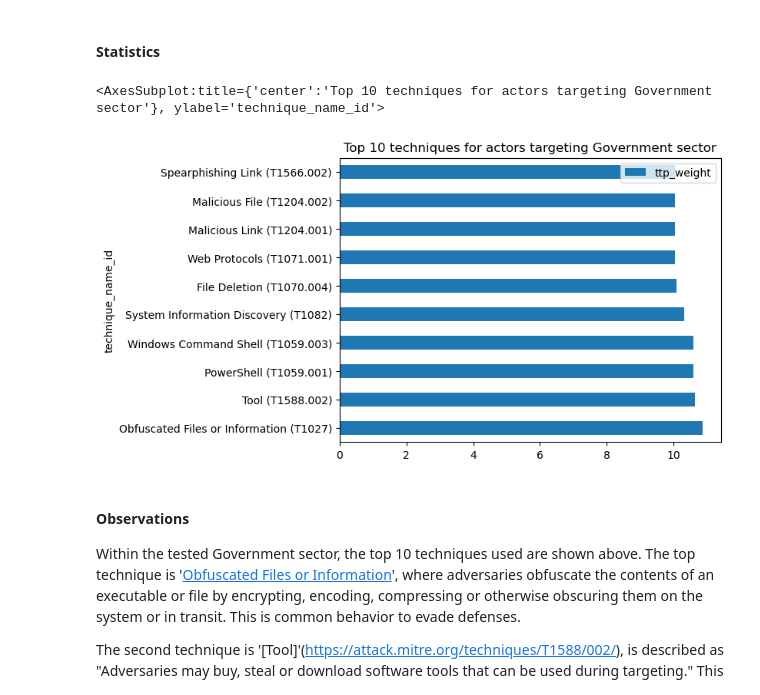
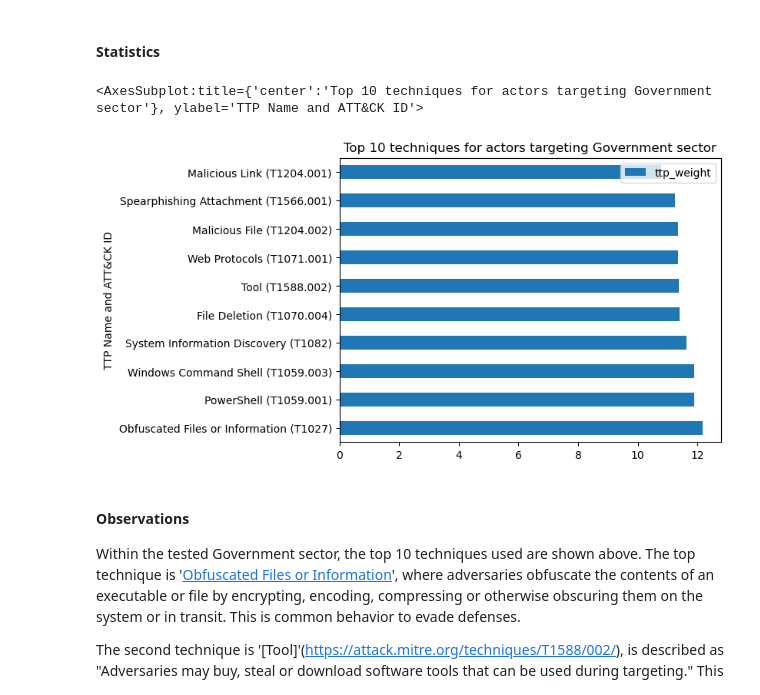
Before and after one commit to AbeWinters/Threat-Profiles-for-Control-Prioritization, a Jupyter notebook: Method 1.ipynb, the cells around one changed output. Cells and saved outputs as stored; diff of their text form; code cells hidden in the pictures.

```diff
--- a/Method 1.ipynb
+++ b/Method 1.ipynb
@@ -174,6 +190,8 @@ for actor in data['values']:
     actor_dict = {}
     actor_dict['actor'] = actor['actor']
     actor_dict['alternate_names'] = [x['name'] for x in actor['names']]
+    groupnames = [x['name'].replace(' Group','') for x in actor['names'] if ' Group' in x['name']] # For example: Include Lazarus and Lazarus Group
+    actor_dict['alternate_names'] = actor_dict['alternate_names'] + groupnames
     actor_list.append(actor_dict)
 
 synonym_df = pd.DataFrame(actor_list)
@@ -495,10 +515,10 @@ ttps_enriched = ttps_enriched.drop(['actor_weight'],axis=1)
 # %% [markdown]
 #### Statistics
 # %%
-ttps_enriched.nlargest(10,columns='ttp_weight').plot.barh(y='ttp_weight',x='technique_name_id',title="Top 10 techniques for actors targeting {} sector".format(SECTOR))
+ttps_enriched.nlargest(10,columns='ttp_weight').plot.barh(y='ttp_weight',x='technique_name_id',xlabel="TTP Name and ATT&CK ID" ,title="Top 10 techniques for actors targeting {} sector".format(SECTOR))
 # %% [output]
-<AxesSubplot:title={'center':'Top 10 techniques for actors targeting Government sector'}, ylabel='technique_name_id'>
+<AxesSubplot:title={'center':'Top 10 techniques for actors targeting Government sector'}, ylabel='TTP Name and ATT&CK ID'>
-[figure, old version]
+[figure, new version]
 # %% [markdown]
 #### Observations
 Within the tested Government sector, the top 10 techniques used are shown above.
```
Also changed, not shown: parts of 13 cells of this notebook, 5 other files.
